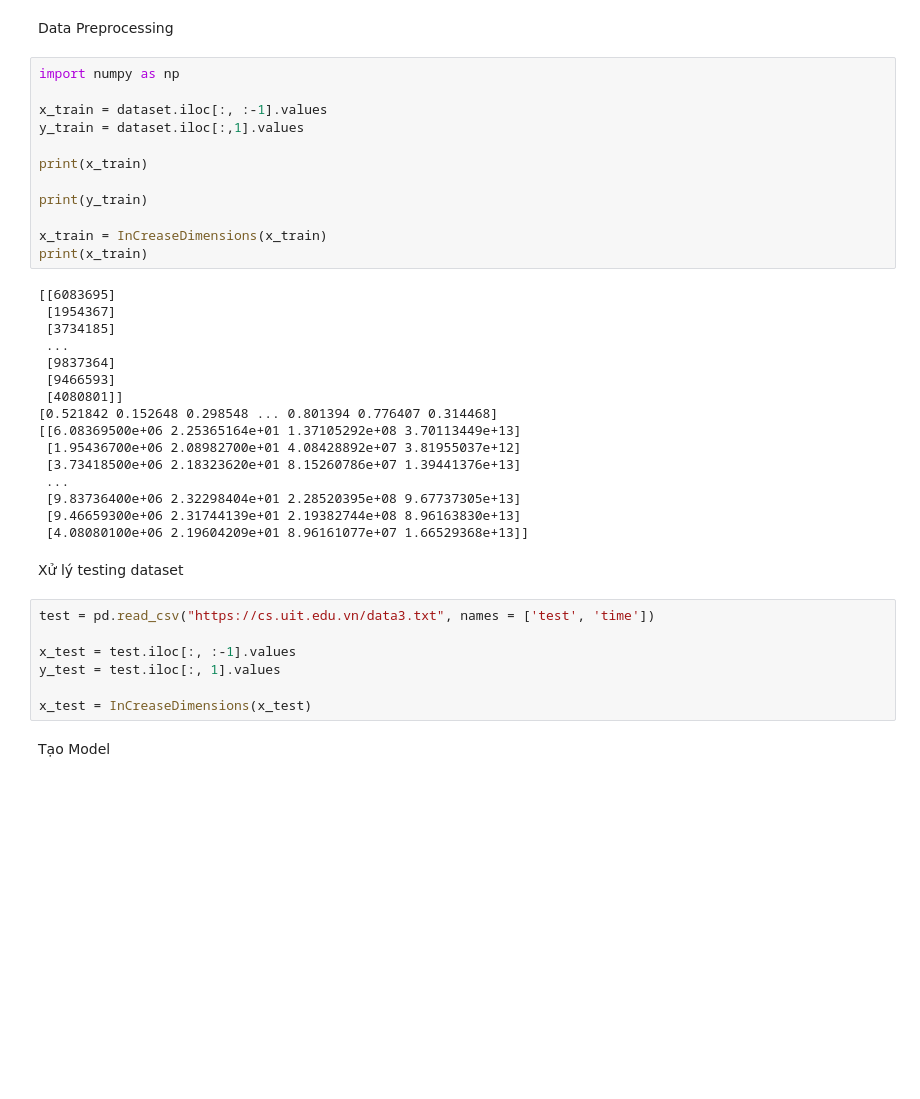
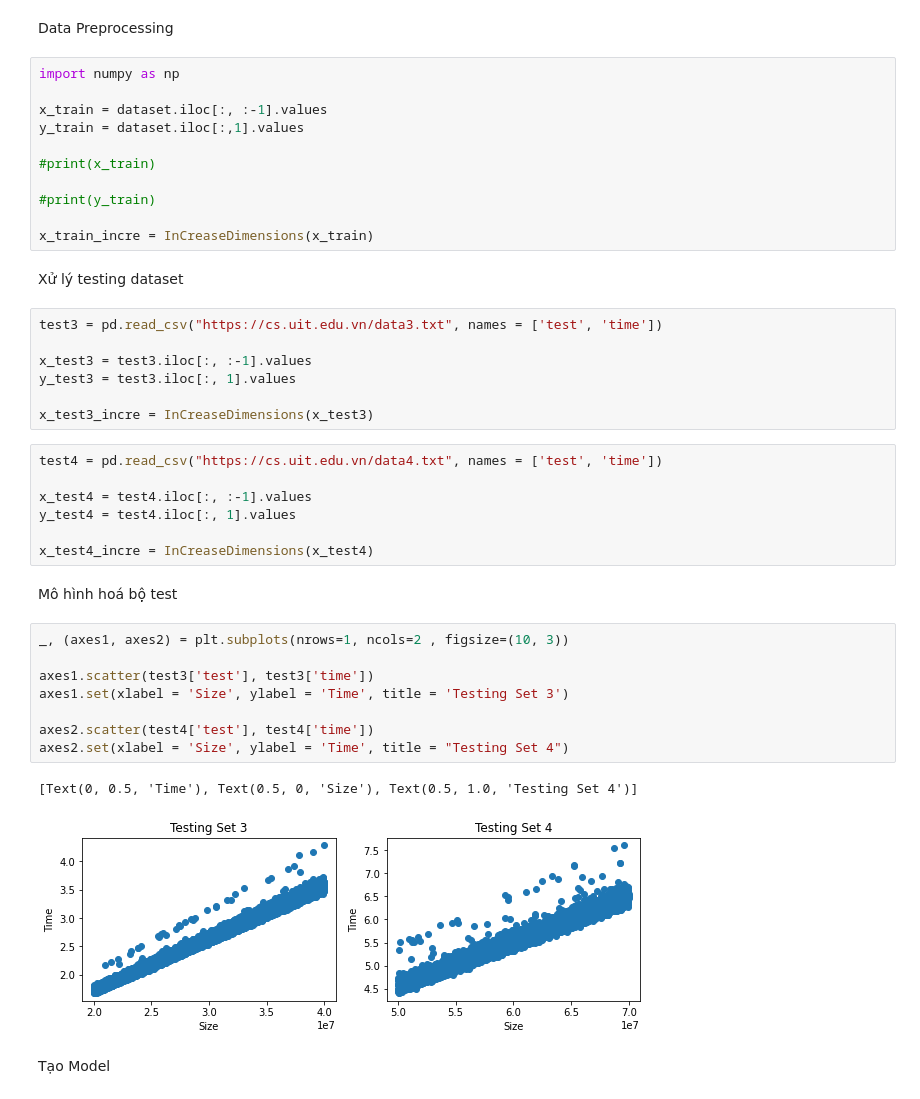
Before and after one commit to dxmai/CS114.L21.KHCL, a Jupyter notebook: Colab/Linear_Regression.ipynb, the cells around one changed output. Saved outputs shown, nothing was run; the diff lists cells and outputs as text; blank space fills up the shorter version.

```diff
--- a/Colab/Linear_Regression.ipynb
+++ b/Colab/Linear_Regression.ipynb
@@ -59,37 +64,40 @@ import numpy as np
 x_train = dataset.iloc[:, :-1].values
 y_train = dataset.iloc[:,1].values
 
-print(x_train)
+#print(x_train)
 
-print(y_train)
+#print(y_train)
 
-x_train = InCreaseDimensions(x_train)
-print(x_train)
+x_train_incre = InCreaseDimensions(x_train)
-# %% [output]
-[[6083695]
- [1954367]
- [3734185]
- ...
- [9837364]
- [9466593]
- [4080801]]
-[0.521842 0.152648 0.298548 ... 0.801394 0.776407 0.314468]
-[[6.08369500e+06 2.25365164e+01 1.37105292e+08 3.70113449e+13]
- [1.95436700e+06 2.08982700e+01 4.08428892e+07 3.81955037e+12]
- [3.73418500e+06 2.18323620e+01 8.15260786e+07 1.39441376e+13]
- ...
- [9.83736400e+06 2.32298404e+01 2.28520395e+08 9.67737305e+13]
- [9.46659300e+06 2.31744139e+01 2.19382744e+08 8.96163830e+13]
- [4.08080100e+06 2.19604209e+01 8.96161077e+07 1.66529368e+13]]
 # %% [markdown]
 Xử lý testing dataset
 # %%
-test = pd.read_csv("https://cs.uit.edu.vn/data3.txt", names = ['test', 'time'])
+test3 = pd.read_csv("https://cs.uit.edu.vn/data3.txt", names = ['test', 'time'])
 
-x_test = test.iloc[:, :-1].values
-y_test = test.iloc[:, 1].values
+x_test3 = test3.iloc[:, :-1].values
+y_test3 = test3.iloc[:, 1].values
 
-x_test = InCreaseDimensions(x_test)
+x_test3_incre = InCreaseDimensions(x_test3)
+# %%
+test4 = pd.read_csv("https://cs.uit.edu.vn/data4.txt", names = ['test', 'time'])
+
+x_test4 = test4.iloc[:, :-1].values
+y_test4 = test4.iloc[:, 1].values
+
+x_test4_incre = InCreaseDimensions(x_test4)
+# %% [markdown]
+Mô hình hoá bộ test
+# %%
+_, (axes1, axes2) = plt.subplots(nrows=1, ncols=2 , figsize=(10, 3))
+
+axes1.scatter(test3['test'], test3['time'])
+axes1.set(xlabel = 'Size', ylabel = 'Time', title = 'Testing Set 3')
+
+axes2.scatter(test4['test'], test4['time'])
+axes2.set(xlabel = 'Size', ylabel = 'Time', title = "Testing Set 4")
+# %% [output]
+[Text(0, 0.5, 'Time'), Text(0.5, 0, 'Size'), Text(0.5, 1.0, 'Testing Set 4')]
+[figure, added]
 # %% [markdown]
 Tạo Model
 # %%
```
Also changed, not shown: parts of 18 cells of this notebook.
